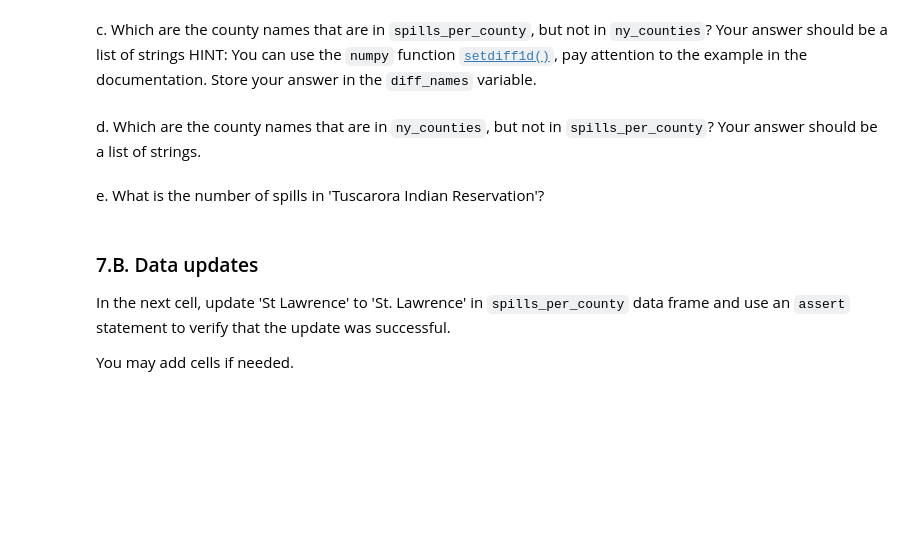
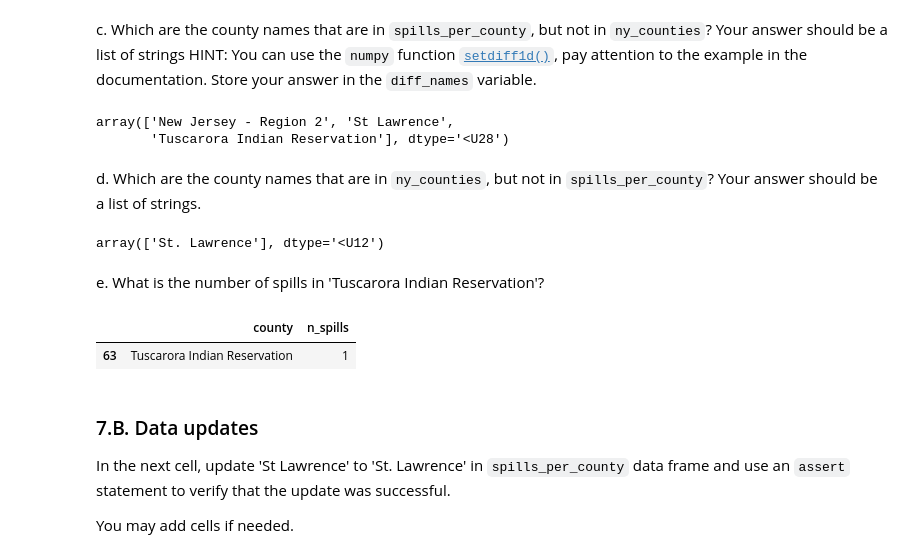
Before and after one commit to katleyq/eds220-hwk3, a Jupyter notebook: hwk3-task2-oil-spills.ipynb, the cells around one changed output. Drawn from its saved outputs; the diff is of its cells as text; code cells hidden in the pictures; blank space fills up the shorter version.

```diff
--- a/hwk3-task2-oil-spills.ipynb
+++ b/hwk3-task2-oil-spills.ipynb
@@ -381,14 +414,19 @@ b. Print the names of counties in `spills_per_county`, without repetition. Exami
 c. Which are the county names that are in `spills_per_county`, but not in `ny_counties`? Your answer should be a list of strings
 HINT: You can use the `numpy` function [`setdiff1d()`](https://numpy.org/doc/stable/reference/generated/numpy.setdiff1d.html), pay attention to the example in the documentation. Store your answer in the `diff_names` variable.
 # %%
-diff_names_spills = ...
+diff_names_spills = np.setdiff1d(spills_per_county_unique, ny_counties_unique)
 diff_names_spills
+# %% [output]
+array(['New Jersey - Region 2', 'St Lawrence',
+       'Tuscarora Indian Reservation'], dtype='<U28')
 # %% [markdown]
 
 d. Which are the county names that are in `ny_counties`, but not in `spills_per_county`? Your answer should be a list of strings.
 # %%
-diff_names_ny = ...
+diff_names_ny = np.setdiff1d(ny_counties_unique, spills_per_county_unique)
 diff_names_ny
+# %% [output]
+array(['St. Lawrence'], dtype='<U12')
 # %% [markdown]
 
 
@@ -399,3 +435,9 @@ e. What is the number of spills in 'Tuscarora Indian Reservation'?
+# %%
+# e.
+spills_per_county.loc[spills_per_county.county == 'Tuscarora Indian Reservation']
+# %% [output]
+|  | county | n_spills |
+| 63 | Tuscarora Indian Reservation | 1 |
 # %% [markdown]
 ### 7.B. Data updates
 
```
Also changed, not shown: parts of 18 cells of this notebook, 1 other file.
